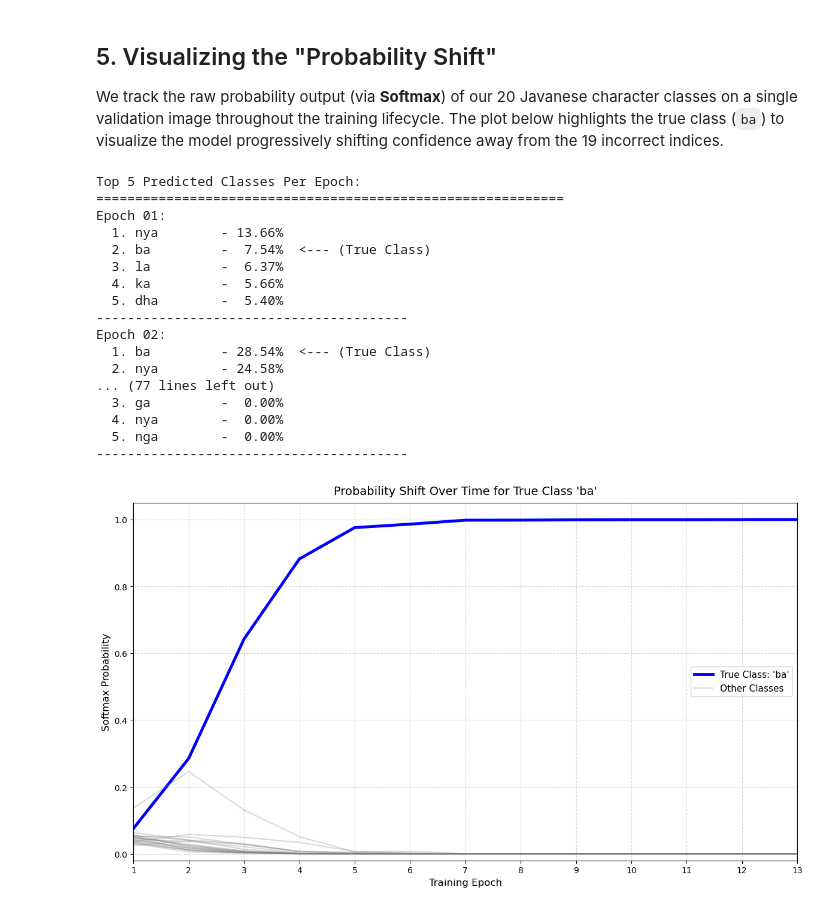
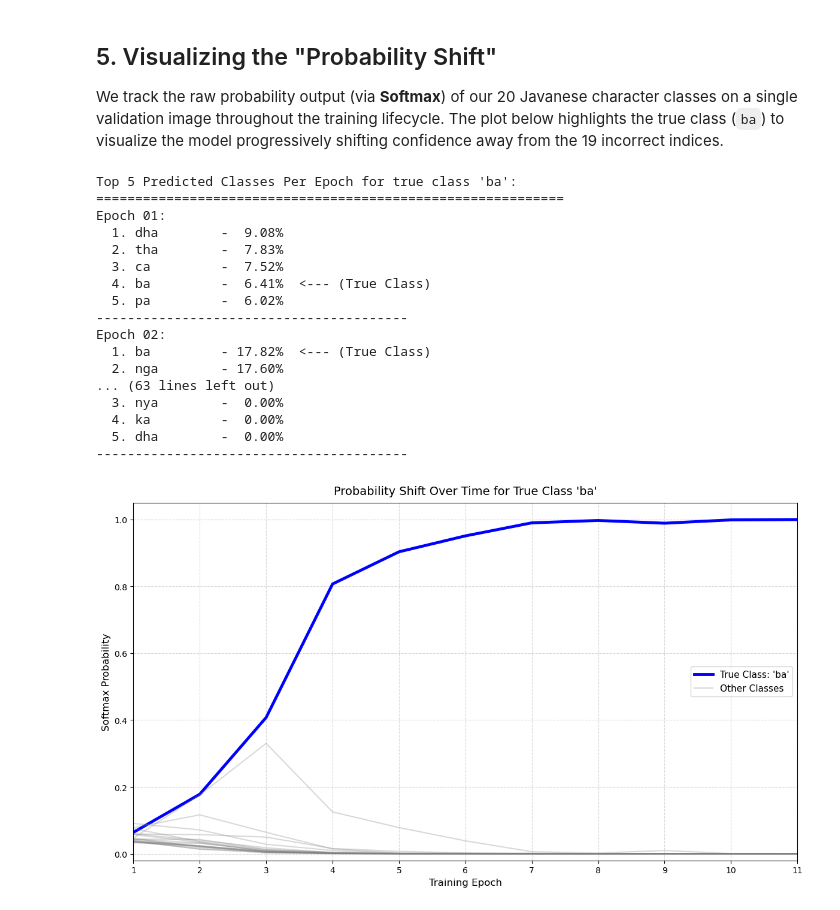
Before and after one commit to harrymardika/aksara-jawa, a Jupyter notebook: model.ipynb, the cells around one changed output. Cells and saved outputs as stored; diff of their text form; code cells hidden in the pictures.

```diff
--- a/model.ipynb
+++ b/model.ipynb
@@ -491,13 +490,18 @@ No improvement. Patience: 2/5
 
 We track the raw probability output (via **Softmax**) of our 20 Javanese character classes on a single validation image throughout the training lifecycle. The plot below highlights the true class (`ba`) to visualize the model progressively shifting confidence away from the 19 incorrect indices.
 # %%
-# Extract epochs and the 20-dimensional probability vectors from our history tracking
-epochs = [entry[0] for entry in probability_history]
+# Target a specific class to view its top 5 history and single-plot
+target_class_name = "ba"
+target_class_idx = train_dataset.class_to_idx[target_class_name]
+
+# Extract epochs and the 20-dimensional probability vectors from our 20-image history tracking
+target_history = probability_history_20[target_class_idx]
+epochs = [entry[0] for entry in target_history]
 probs_matrix = np.array(
-    [entry[1] for entry in probability_history]
+    [entry[1] for entry in target_history]
 )  # Shape: (num_epochs, 20)
 
-print("Top 5 Predicted Classes Per Epoch:")
+print(f"Top 5 Predicted Classes Per Epoch for true class '{target_class_name}':")
 print("=" * 60)
 
 for list_idx, probs in enumerate(probs_matrix):
@@ -544,43 +548,43 @@ for class_idx in range(len(classes)):
         )
 
 # Graph styling
 plt.title(
     f"Probability Shift Over Time for True Class '{target_class_name}'",
     fontsize=14,
     pad=10,
 )
 plt.xlabel("Training Epoch", fontsize=12)
 plt.ylabel("Softmax Probability", fontsize=12)
 plt.ylim(-0.02, 1.05)
 plt.xlim(1, len(epochs))
 
 # Ensure the x-ticks are integer epoch markers
 plt.xticks(epochs)
 
 # Consolidate legend to remove duplicates (like the empty labels)
 handles, labels = plt.gca().get_legend_handles_labels()
 by_label = dict(zip(labels, handles))
 plt.legend(by_label.values(), by_label.keys(), loc="center right", fontsize=11)
 
 plt.grid(True, linestyle="--", alpha=0.5)
 plt.tight_layout()
 plt.show()
 # %% [output]
-Top 5 Predicted Classes Per Epoch:
+Top 5 Predicted Classes Per Epoch for true class 'ba':
 ============================================================
 Epoch 01:
-  1. nya        - 13.66%
-  2. ba         -  7.54%  <--- (True Class)
-  3. la         -  6.37%
-  4. ka         -  5.66%
-  5. dha        -  5.40%
+  1. dha        -  9.08%
+  2. tha        -  7.83%
+  3. ca         -  7.52%
+  4. ba         -  6.41%  <--- (True Class)
+  5. pa         -  6.02%
 ----------------------------------------
 Epoch 02:
-  1. ba         - 28.54%  <--- (True Class)
-  2. nya        - 24.58%
-... (77 lines left out)
-  3. ga         -  0.00%
-  4. nya        -  0.00%
-  5. nga        -  0.00%
+  1. ba         - 17.82%  <--- (True Class)
+  2. nga        - 17.60%
+... (63 lines left out)
+  3. nya        -  0.00%
+  4. ka         -  0.00%
+  5. dha        -  0.00%
 ----------------------------------------
-[figure, old version]
+[figure, new version]
```
Also changed, not shown: parts of 2 cells of this notebook, 3 other files.
